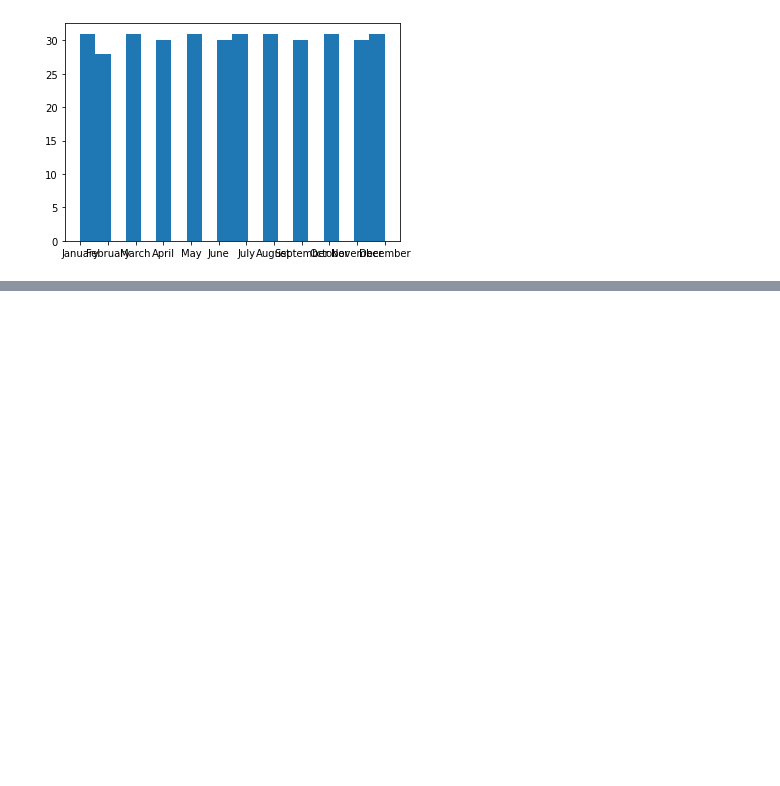
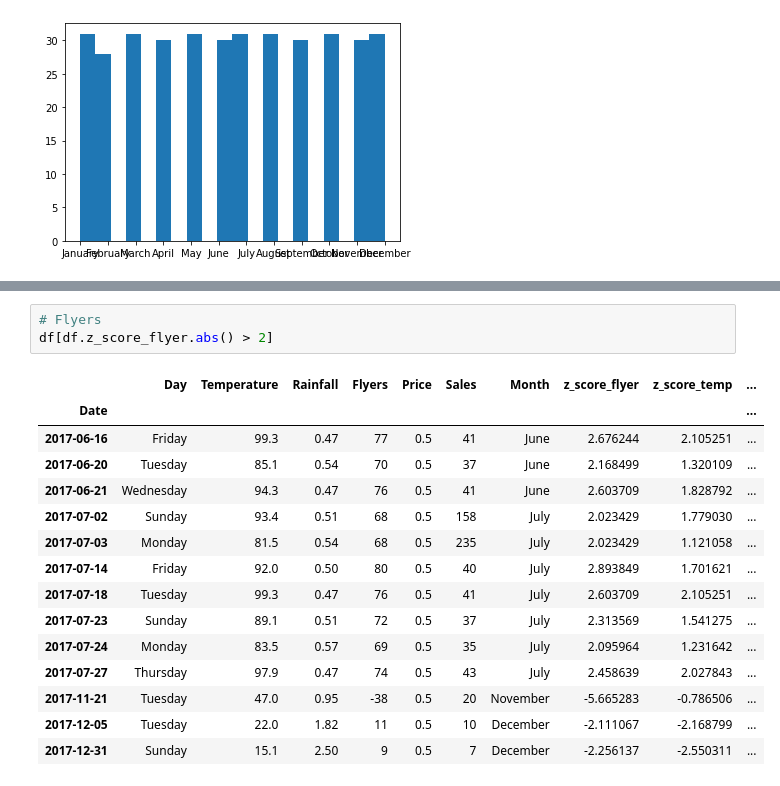
Before and after one commit to BraedenWright/anomaly-detection-exercises, a Jupyter notebook: anomaly_detection_exercises.ipynb, the cells around one changed output, grey strips where cells are left out. Saved outputs shown, nothing was run; the diff lists cells and outputs as text; blank space fills up the shorter version.

```diff
--- a/anomaly_detection_exercises.ipynb
+++ b/anomaly_detection_exercises.ipynb
@@ -295,0 +315,19 @@ Month
+# %%
+# Flyers
+df[df.z_score_flyer.abs() > 2]
+# %% [output]
+|  | Day | Temperature | Rainfall | Flyers | Price | Sales | Month | z_score_flyer | z_score_temp | ... |
+| Date |  |  |  |  |  |  |  |  |  | ... |
+| 2017-06-16 | Friday | 99.3 | 0.47 | 77 | 0.5 | 41 | June | 2.676244 | 2.105251 | ... |
+| 2017-06-20 | Tuesday | 85.1 | 0.54 | 70 | 0.5 | 37 | June | 2.168499 | 1.320109 | ... |
+| 2017-06-21 | Wednesday | 94.3 | 0.47 | 76 | 0.5 | 41 | June | 2.603709 | 1.828792 | ... |
+| 2017-07-02 | Sunday | 93.4 | 0.51 | 68 | 0.5 | 158 | July | 2.023429 | 1.779030 | ... |
+| 2017-07-03 | Monday | 81.5 | 0.54 | 68 | 0.5 | 235 | July | 2.023429 | 1.121058 | ... |
+| 2017-07-14 | Friday | 92.0 | 0.50 | 80 | 0.5 | 40 | July | 2.893849 | 1.701621 | ... |
+| 2017-07-18 | Tuesday | 99.3 | 0.47 | 76 | 0.5 | 41 | July | 2.603709 | 2.105251 | ... |
+| 2017-07-23 | Sunday | 89.1 | 0.51 | 72 | 0.5 | 37 | July | 2.313569 | 1.541275 | ... |
+| 2017-07-24 | Monday | 83.5 | 0.57 | 69 | 0.5 | 35 | July | 2.095964 | 1.231642 | ... |
+| 2017-07-27 | Thursday | 97.9 | 0.47 | 74 | 0.5 | 43 | July | 2.458639 | 2.027843 | ... |
+| 2017-11-21 | Tuesday | 47.0 | 0.95 | -38 | 0.5 | 20 | November | -5.665283 | -0.786506 | ... |
+| 2017-12-05 | Tuesday | 22.0 | 1.82 | 11 | 0.5 | 10 | December | -2.111067 | -2.168799 | ... |
+| 2017-12-31 | Sunday | 15.1 | 2.50 | 9 | 0.5 | 7 | December | -2.256137 | -2.550311 | ... |
```
Also changed, not shown: parts of 9 cells of this notebook.
